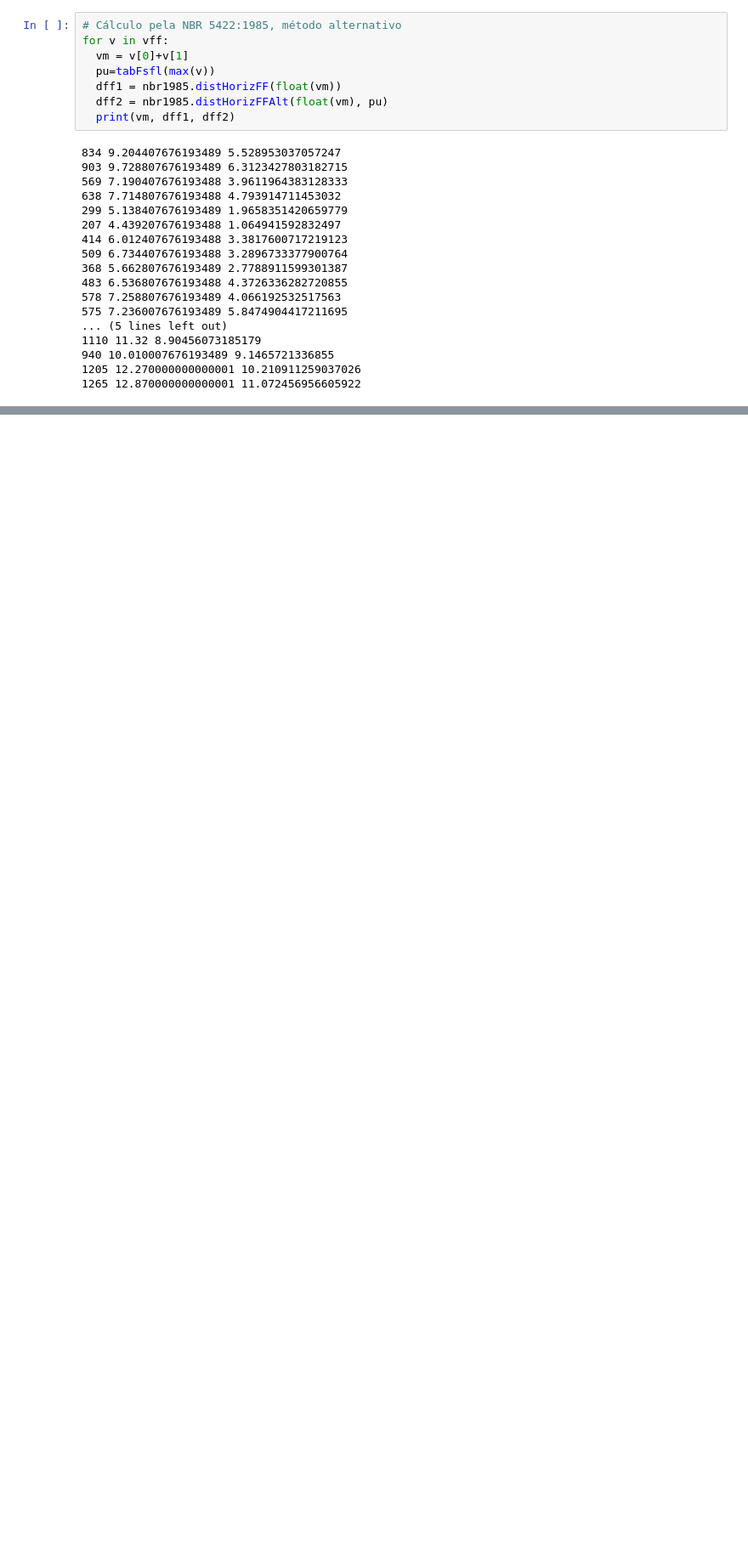
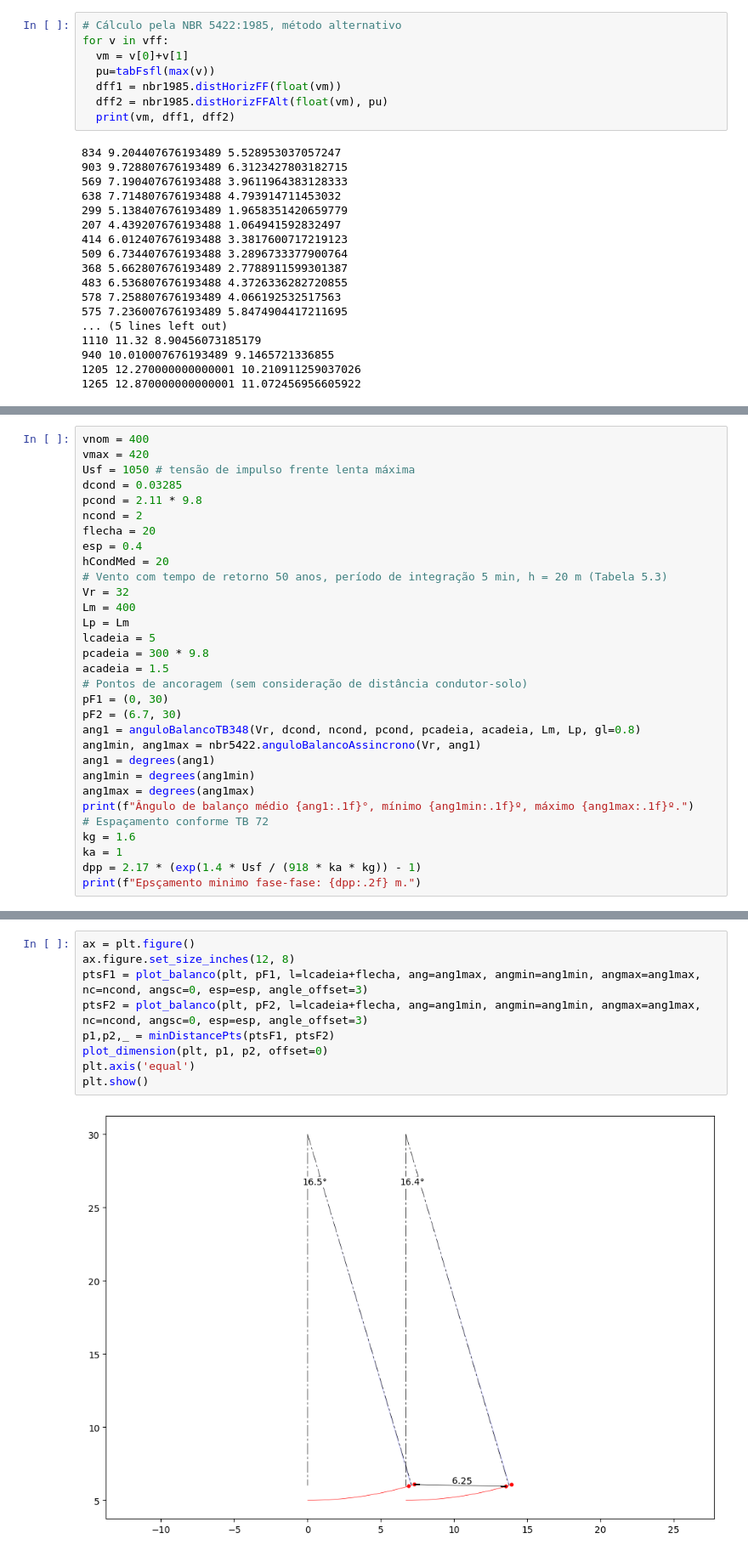
Before and after one commit to carloskleber/nbr5422, a Jupyter notebook: distanciasSeguranca.ipynb, the cells around one changed output, grey strips where cells are left out. Shown at 85% size. Drawn from its saved outputs; the diff is of its cells as text; blank space fills up the shorter version.

Commit message:
Estudo das torres 69, 230 e 525 conforme artigo SNPTEE

```diff
--- a/distanciasSeguranca.ipynb
+++ b/distanciasSeguranca.ipynb
@@ -260,0 +262,31 @@ pu
+# %%
+vnom = 400
+vmax = 420
+Usf = 1050 # tensão de impulso frente lenta máxima
+dcond = 0.03285
+pcond = 2.11 * 9.8
+ncond = 2
+flecha = 20
+esp = 0.4
+hCondMed = 20
+# Vento com tempo de retorno 50 anos, período de integração 5 min, h = 20 m (Tabela 5.3)
+Vr = 32
+Lm = 400
+Lp = Lm
+lcadeia = 5
+pcadeia = 300 * 9.8
+acadeia = 1.5
+# Pontos de ancoragem (sem consideração de distância condutor-solo)
+pF1 = (0, 30)
+pF2 = (6.7, 30)
+ang1 = anguloBalancoTB348(Vr, dcond, ncond, pcond, pcadeia, acadeia, Lm, Lp, gl=0.8)
+ang1min, ang1max = nbr5422.anguloBalancoAssincrono(Vr, ang1)
+ang1 = degrees(ang1)
+ang1min = degrees(ang1min)
+ang1max = degrees(ang1max)
+print(f"Ângulo de balanço médio {ang1:.1f}°, mínimo {ang1min:.1f}º, máximo {ang1max:.1f}º.")
+# Espaçamento conforme TB 72
+kg = 1.6
+ka = 1
+dpp = 2.17 * (exp(1.4 * Usf / (918 * ka * kg)) - 1)
+print(f"Epsçamento minimo fase-fase: {dpp:.2f} m.")
@@ -260,0 +296,11 @@ pu
+# %%
+ax = plt.figure()
+ax.figure.set_size_inches(12, 8)
+ptsF1 = plot_balanco(plt, pF1, l=lcadeia+flecha, ang=ang1max, angmin=ang1min, angmax=ang1max, nc=ncond, angsc=0, esp=esp, angle_offset=3)
+ptsF2 = plot_balanco(plt, pF2, l=lcadeia+flecha, ang=ang1min, angmin=ang1min, angmax=ang1max, nc=ncond, angsc=0, esp=esp, angle_offset=3)
+p1,p2,_ = minDistancePts(ptsF1, ptsF2)
+plot_dimension(plt, p1, p2, offset=0)
+plt.axis('equal')
+plt.show()
+# %% [output]
+[figure, added]
```
Also changed, not shown: parts of 7 cells of this notebook, 8 other files.
